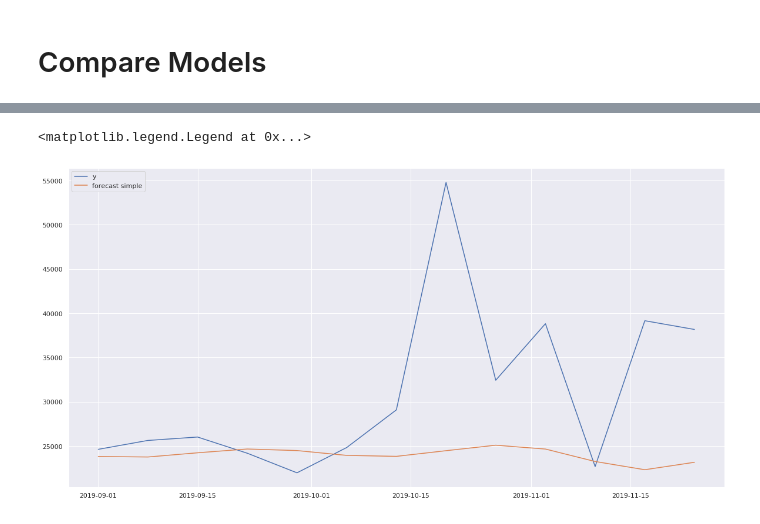
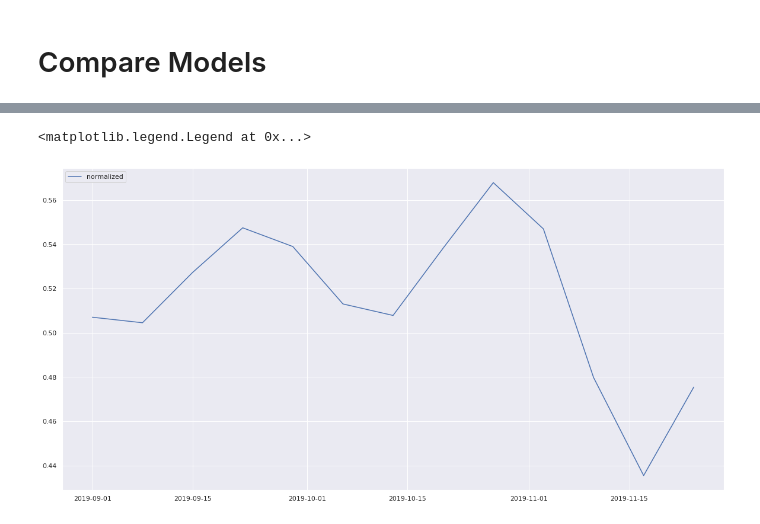
Before and after one commit to BlueOrangeDigital/TimeSeries, a Jupyter notebook: Prophet/By_Week.ipynb, the cells around one changed output, grey strips where cells are left out. Drawn from its saved outputs; the diff is of its cells as text; code cells hidden in the pictures.

Commit message:
Include data normalization

```diff
--- a/Prophet/By_Week.ipynb
+++ b/Prophet/By_Week.ipynb
@@ -151,0 +229,7 @@ compare_dates('2019-09-01', '2019-11-24', forecast, test)
+# %%
+df_holidays = get_df_holidays([2016,2017,2018,2019])
+m2 = Prophet(holidays=df_holidays,daily_seasonality=True,weekly_seasonality=True)
+m2.add_country_holidays(country_name='US')
+m2.fit(train)
+future2 = m2.make_future_dataframe(periods=13, freq='W')
+forecast2 = m2.predict(future2)
@@ -151,0 +238,12 @@ compare_dates('2019-09-01', '2019-11-24', forecast, test)
+# %%
+y = train['y'].to_frame()
+min_max_scaler = preprocessing.MinMaxScaler()
+y_scaled = min_max_scaler.fit_transform(y)
+ds_scaled = train['ds'].to_frame()
+dataset = pd.DataFrame({'y': y_scaled[:, 0]})
+a = pd.concat([ds_scaled, dataset], axis=1)
+# %%
+m4 = Prophet(weekly_seasonality=False,daily_seasonality=False)
+m4.fit(a)
+future4 = m4.make_future_dataframe(periods=13, freq='w')
+forecast4 = m4.predict(future4)
@@ -152,2 +254,5 @@ compare_dates('2019-09-01', '2019-11-24', forecast, test)
 # %% [markdown]
 # Compare Models
+# %%
+plt.rcParams["figure.figsize"] = (20,10)
+plt.plot(revenue_x_w[revenue_x_w['ds'] >= '2019-09-01']['ds'], revenue_x_w[revenue_x_w['ds'] >= '2019-09-01']['y'], label='y')
@@ -154,10 +262,10 @@ compare_dates('2019-09-01', '2019-11-24', forecast, test)
 # %%
 plt.rcParams["figure.figsize"] = (20,10)
-plt.plot(revenue_x_w[revenue_x_w['ds'] >= '2019-09-01']['ds'], revenue_x_w[revenue_x_w['ds'] >= '2019-09-01']['y'], label='y')
-plt.plot(forecast[forecast['ds'] >= '2019-09-01']['ds'], forecast[forecast['ds'] >= '2019-09-01']['yhat'], label='forecast simple')
-#plt.plot(forecast1[forecast1['ds'] >= '2019-06-30']['ds'], forecast1[forecast1['ds'] >= '2019-06-30']['yhat'], label='fourier 5')
-#plt.plot(forecast2[forecast2['ds'] >= '2019-06-30']['ds'], forecast2[forecast2['ds'] >= '2019-06-30']['yhat'], label='holidays')
+#plt.plot(forecast[forecast['ds'] >= '2019-09-01']['ds'], forecast[forecast['ds'] >= '2019-09-01']['yhat'], label='forecast simple')
+#plt.plot(forecast1[forecast1['ds'] >= '2019-09-01']['ds'], forecast1[forecast1['ds'] >= '2019-09-01']['yhat'], label='fourier 5')
+#plt.plot(forecast2[forecast2['ds'] >= '2019-09-01']['ds'], forecast2[forecast2['ds'] >= '2019-09-01']['yhat'], label='holidays')
+plt.plot(forecast4[forecast4['ds'] >= '2019-09-01']['ds'], forecast4[forecast4['ds'] >= '2019-09-01']['yhat'], label='normalized')
 plt.legend(loc="upper left")
 # %% [output]
 <matplotlib.legend.Legend at 0x...>
-[figure, old version]
+[figure, new version]
```
Also changed, not shown: parts of 11 cells of this notebook.
